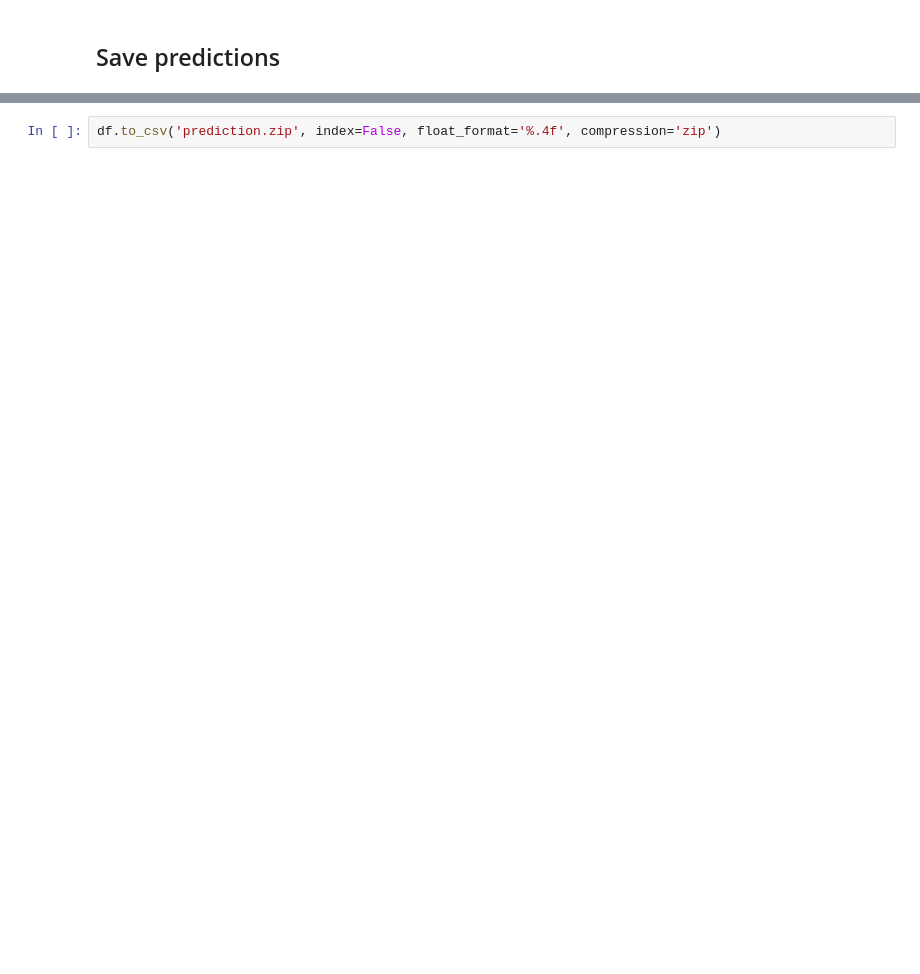
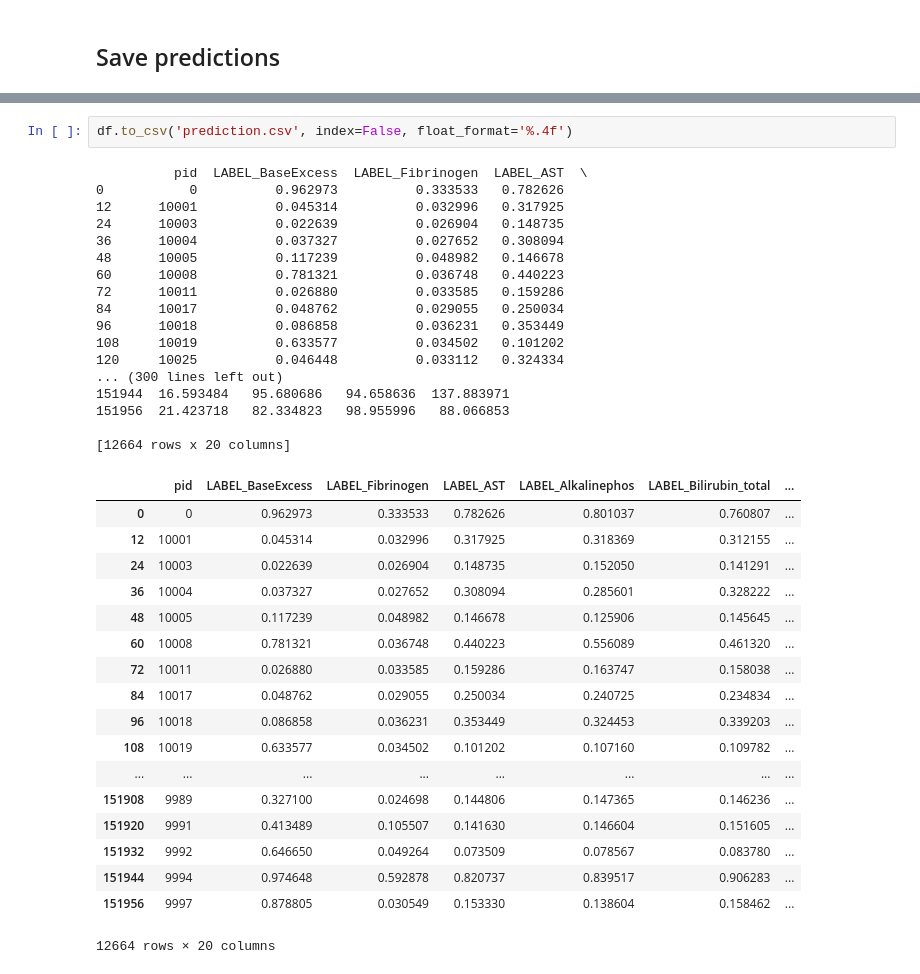
Before and after one commit to dunjacekic/ethz-intro-ml, a Jupyter notebook: project_2/project_2.ipynb, the cells around one changed output, grey strips where cells are left out. Drawn from its saved outputs; the diff is of its cells as text; blank space fills up the shorter version.

```diff
--- a/project_2/project_2.ipynb
+++ b/project_2/project_2.ipynb
@@ -169,2 +193,38 @@ Training score: 0.8691216850675991
 # %%
-df.to_csv('prediction.zip', index=False, float_format='%.4f', compression='zip')
+df.to_csv('prediction.csv', index=False, float_format='%.4f')
+# %% [output]
+          pid  LABEL_BaseExcess  LABEL_Fibrinogen  LABEL_AST  \
+0           0          0.962973          0.333533   0.782626
+12      10001          0.045314          0.032996   0.317925
+24      10003          0.022639          0.026904   0.148735
+36      10004          0.037327          0.027652   0.308094
+48      10005          0.117239          0.048982   0.146678
+60      10008          0.781321          0.036748   0.440223
+72      10011          0.026880          0.033585   0.159286
+84      10017          0.048762          0.029055   0.250034
+96      10018          0.086858          0.036231   0.353449
+108     10019          0.633577          0.034502   0.101202
+120     10025          0.046448          0.033112   0.324334
+... (300 lines left out)
+151944  16.593484   95.680686   94.658636  137.883971
+151956  21.423718   82.334823   98.955996   88.066853
+
+[12664 rows x 20 columns]
+|  | pid | LABEL_BaseExcess | LABEL_Fibrinogen | LABEL_AST | LABEL_Alkalinephos | LABEL_Bilirubin_total | ... |
+| 0 | 0 | 0.962973 | 0.333533 | 0.782626 | 0.801037 | 0.760807 | ... |
+| 12 | 10001 | 0.045314 | 0.032996 | 0.317925 | 0.318369 | 0.312155 | ... |
+| 24 | 10003 | 0.022639 | 0.026904 | 0.148735 | 0.152050 | 0.141291 | ... |
+| 36 | 10004 | 0.037327 | 0.027652 | 0.308094 | 0.285601 | 0.328222 | ... |
+| 48 | 10005 | 0.117239 | 0.048982 | 0.146678 | 0.125906 | 0.145645 | ... |
+| 60 | 10008 | 0.781321 | 0.036748 | 0.440223 | 0.556089 | 0.461320 | ... |
+| 72 | 10011 | 0.026880 | 0.033585 | 0.159286 | 0.163747 | 0.158038 | ... |
+| 84 | 10017 | 0.048762 | 0.029055 | 0.250034 | 0.240725 | 0.234834 | ... |
+| 96 | 10018 | 0.086858 | 0.036231 | 0.353449 | 0.324453 | 0.339203 | ... |
+| 108 | 10019 | 0.633577 | 0.034502 | 0.101202 | 0.107160 | 0.109782 | ... |
+| ... | ... | ... | ... | ... | ... | ... | ... |
+| 151908 | 9989 | 0.327100 | 0.024698 | 0.144806 | 0.147365 | 0.146236 | ... |
+| 151920 | 9991 | 0.413489 | 0.105507 | 0.141630 | 0.146604 | 0.151605 | ... |
+| 151932 | 9992 | 0.646650 | 0.049264 | 0.073509 | 0.078567 | 0.083780 | ... |
+| 151944 | 9994 | 0.974648 | 0.592878 | 0.820737 | 0.839517 | 0.906283 | ... |
+| 151956 | 9997 | 0.878805 | 0.030549 | 0.153330 | 0.138604 | 0.158462 | ... |
+12664 rows × 20 columns
```
Also changed, not shown: parts of 4 cells of this notebook.
